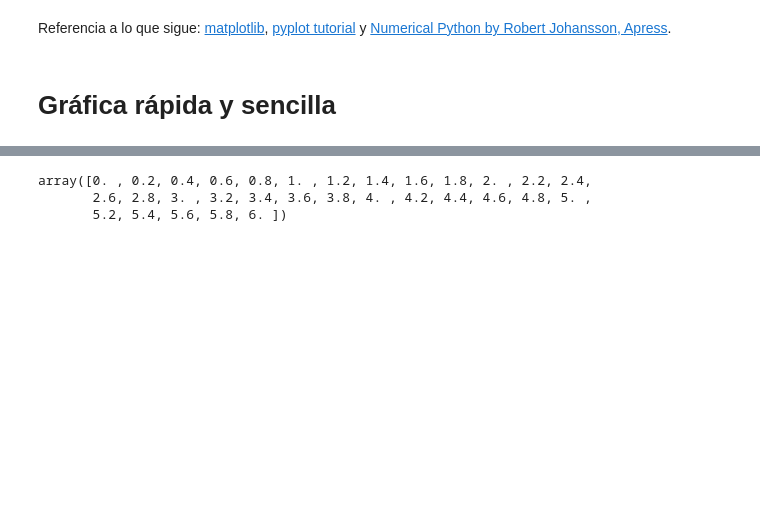
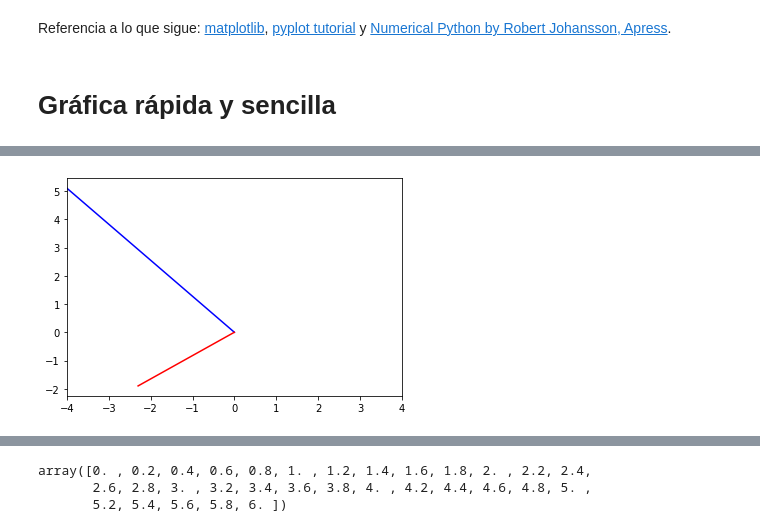
Before and after one commit to palmoreck/laboratorios, a Jupyter notebook: introduccion/3_Matplotlib.ipynb, the cells around one changed output, grey strips where cells are left out. Drawn from its saved outputs; the diff is of its cells as text; code cells hidden in the pictures; blank space fills up the shorter version.

```diff
--- a/introduccion/3_Matplotlib.ipynb
+++ b/introduccion/3_Matplotlib.ipynb
@@ -8,0 +45,7 @@ import math
+# %%
+plt.plot(line_seg1[:,0], line_seg1[:,1], "blue",
+         line_seg2[:,0], line_seg2[:,1], "red")
+plt.xlim(-4,4)
+plt.show()
+# %% [output]
+[figure, added]
```
Also changed, not shown: parts of 33 cells of this notebook.
